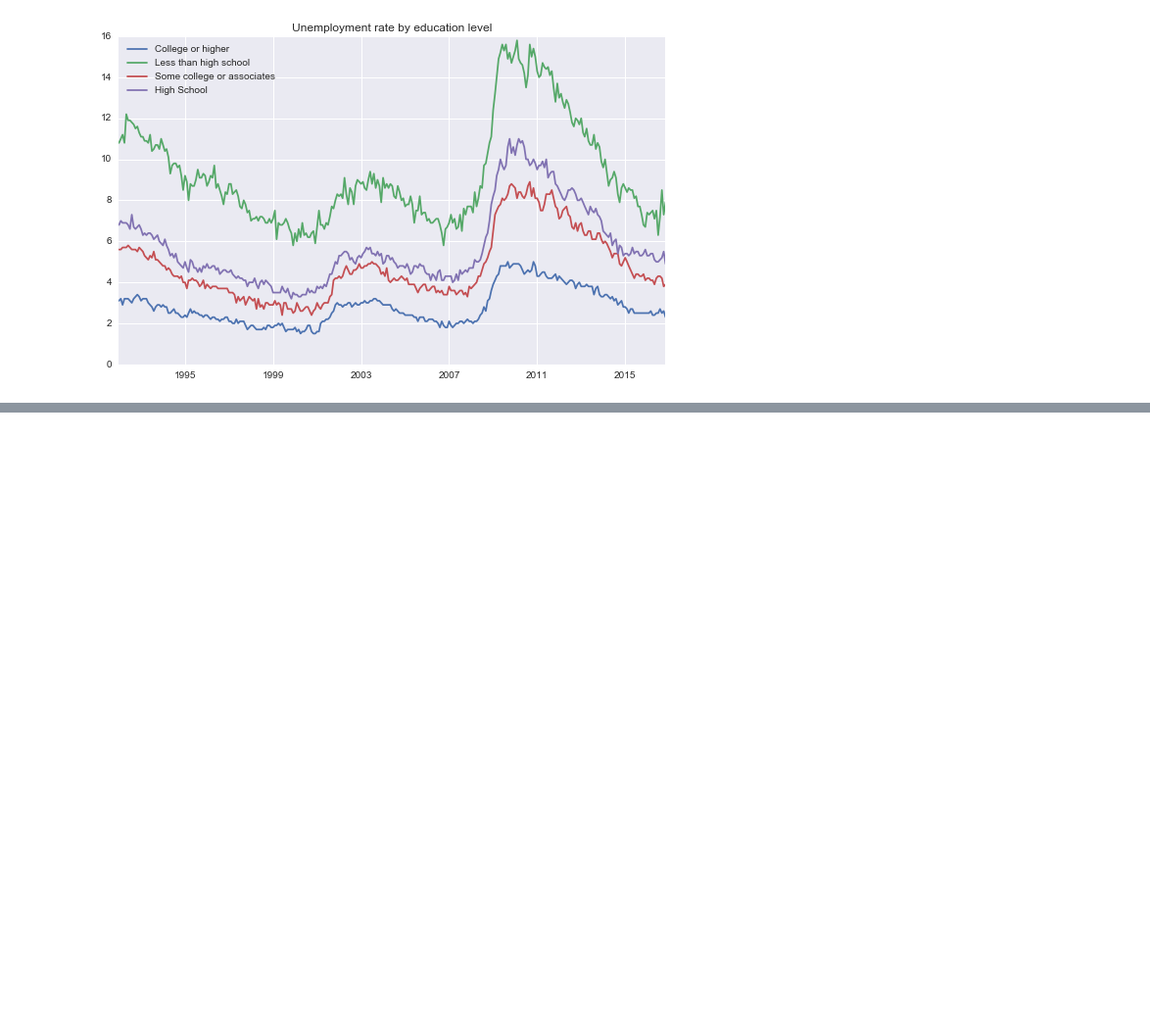
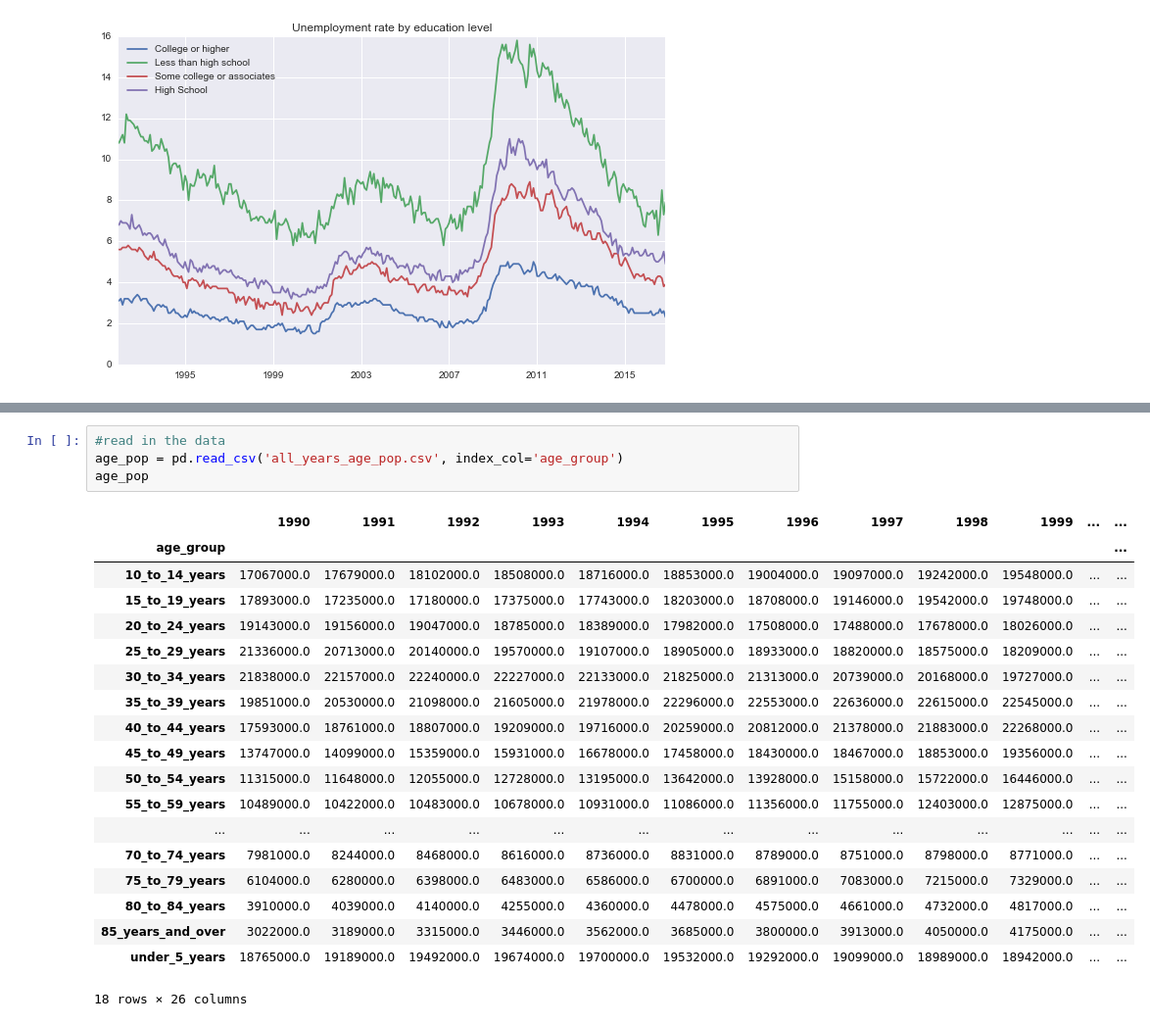
Before and after one commit to ryankresse/employment, a Jupyter notebook: eda.ipynb, the cells around one changed output, grey strips where cells are left out. Shown: that part at 98% size. Saved outputs shown, nothing was run; the diff lists cells and outputs as text; blank space fills up the shorter version.

```diff
--- a/eda.ipynb
+++ b/eda.ipynb
@@ -356,0 +192,24 @@ plt.show()
+# %%
+#read in the data
+age_pop = pd.read_csv('all_years_age_pop.csv', index_col='age_group')
+age_pop
+# %% [output]
+|  | 1990 | 1991 | 1992 | 1993 | 1994 | 1995 | 1996 | 1997 | 1998 | 1999 | ... | ... |
+| age_group |  |  |  |  |  |  |  |  |  |  |  | ... |
+| 10_to_14_years | 17067000.0 | 17679000.0 | 18102000.0 | 18508000.0 | 18716000.0 | 18853000.0 | 19004000.0 | 19097000.0 | 19242000.0 | 19548000.0 | ... | ... |
+| 15_to_19_years | 17893000.0 | 17235000.0 | 17180000.0 | 17375000.0 | 17743000.0 | 18203000.0 | 18708000.0 | 19146000.0 | 19542000.0 | 19748000.0 | ... | ... |
+| 20_to_24_years | 19143000.0 | 19156000.0 | 19047000.0 | 18785000.0 | 18389000.0 | 17982000.0 | 17508000.0 | 17488000.0 | 17678000.0 | 18026000.0 | ... | ... |
+| 25_to_29_years | 21336000.0 | 20713000.0 | 20140000.0 | 19570000.0 | 19107000.0 | 18905000.0 | 18933000.0 | 18820000.0 | 18575000.0 | 18209000.0 | ... | ... |
+| 30_to_34_years | 21838000.0 | 22157000.0 | 22240000.0 | 22227000.0 | 22133000.0 | 21825000.0 | 21313000.0 | 20739000.0 | 20168000.0 | 19727000.0 | ... | ... |
+| 35_to_39_years | 19851000.0 | 20530000.0 | 21098000.0 | 21605000.0 | 21978000.0 | 22296000.0 | 22553000.0 | 22636000.0 | 22615000.0 | 22545000.0 | ... | ... |
+| 40_to_44_years | 17593000.0 | 18761000.0 | 18807000.0 | 19209000.0 | 19716000.0 | 20259000.0 | 20812000.0 | 21378000.0 | 21883000.0 | 22268000.0 | ... | ... |
+| 45_to_49_years | 13747000.0 | 14099000.0 | 15359000.0 | 15931000.0 | 16678000.0 | 17458000.0 | 18430000.0 | 18467000.0 | 18853000.0 | 19356000.0 | ... | ... |
+| 50_to_54_years | 11315000.0 | 11648000.0 | 12055000.0 | 12728000.0 | 13195000.0 | 13642000.0 | 13928000.0 | 15158000.0 | 15722000.0 | 16446000.0 | ... | ... |
+| 55_to_59_years | 10489000.0 | 10422000.0 | 10483000.0 | 10678000.0 | 10931000.0 | 11086000.0 | 11356000.0 | 11755000.0 | 12403000.0 | 12875000.0 | ... | ... |
+| ... | ... | ... | ... | ... | ... | ... | ... | ... | ... | ... | ... | ... |
+| 70_to_74_years | 7981000.0 | 8244000.0 | 8468000.0 | 8616000.0 | 8736000.0 | 8831000.0 | 8789000.0 | 8751000.0 | 8798000.0 | 8771000.0 | ... | ... |
+| 75_to_79_years | 6104000.0 | 6280000.0 | 6398000.0 | 6483000.0 | 6586000.0 | 6700000.0 | 6891000.0 | 7083000.0 | 7215000.0 | 7329000.0 | ... | ... |
+| 80_to_84_years | 3910000.0 | 4039000.0 | 4140000.0 | 4255000.0 | 4360000.0 | 4478000.0 | 4575000.0 | 4661000.0 | 4732000.0 | 4817000.0 | ... | ... |
+| 85_years_and_over | 3022000.0 | 3189000.0 | 3315000.0 | 3446000.0 | 3562000.0 | 3685000.0 | 3800000.0 | 3913000.0 | 4050000.0 | 4175000.0 | ... | ... |
+| under_5_years | 18765000.0 | 19189000.0 | 19492000.0 | 19674000.0 | 19700000.0 | 19532000.0 | 19292000.0 | 19099000.0 | 18989000.0 | 18942000.0 | ... | ... |
+18 rows × 26 columns
```
Also changed, not shown: parts of 27 cells of this notebook, 3 other files.
